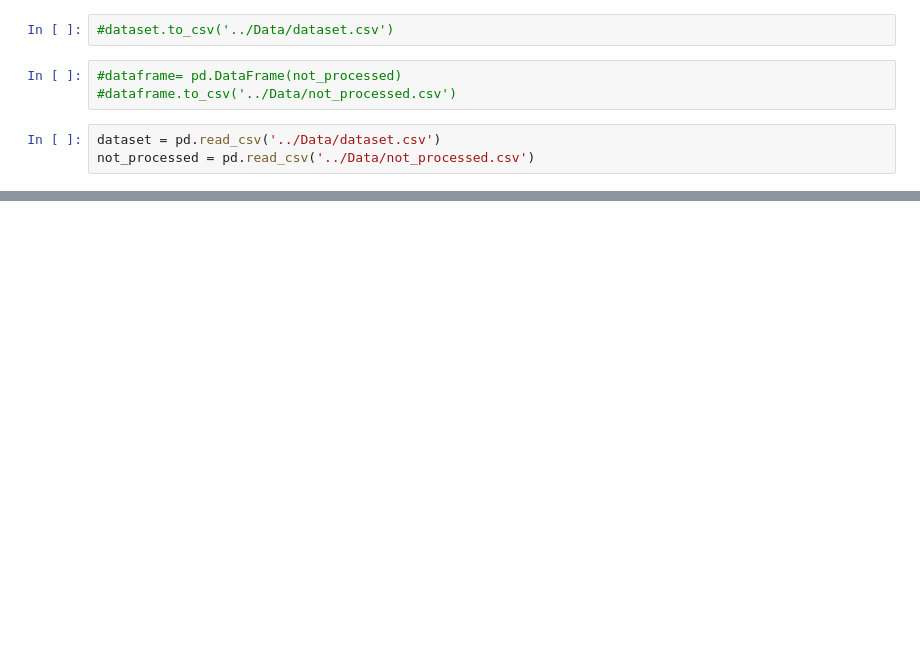
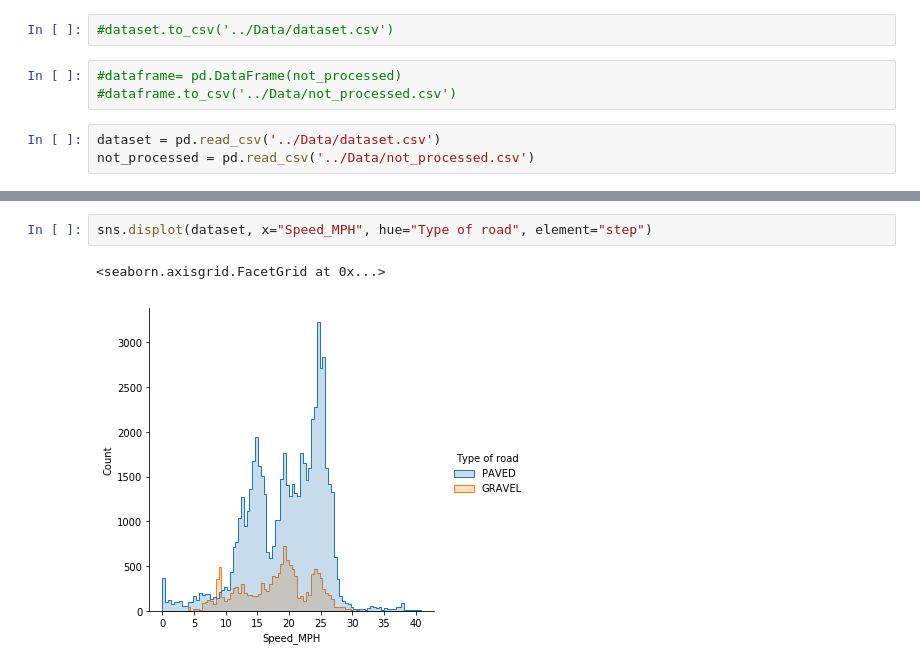
Before and after one commit to saeedarabi92/Farm-equipment-following-behaviour, a Jupyter notebook: notebooks/Mixed_effect_model.ipynb, the cells around one changed output, grey strips where cells are left out. Saved outputs shown, nothing was run; the diff lists cells and outputs as text; blank space fills up the shorter version.

```diff
--- a/notebooks/Mixed_effect_model.ipynb
+++ b/notebooks/Mixed_effect_model.ipynb
@@ -252,0 +138,5 @@ time of day, day of week
+# %%
+sns.displot(dataset, x="Speed_MPH", hue="Type of road", element="step")
+# %% [output]
+<seaborn.axisgrid.FacetGrid at 0x...>
+[figure, added]
```
Also changed, not shown: parts of 47 cells of this notebook.
